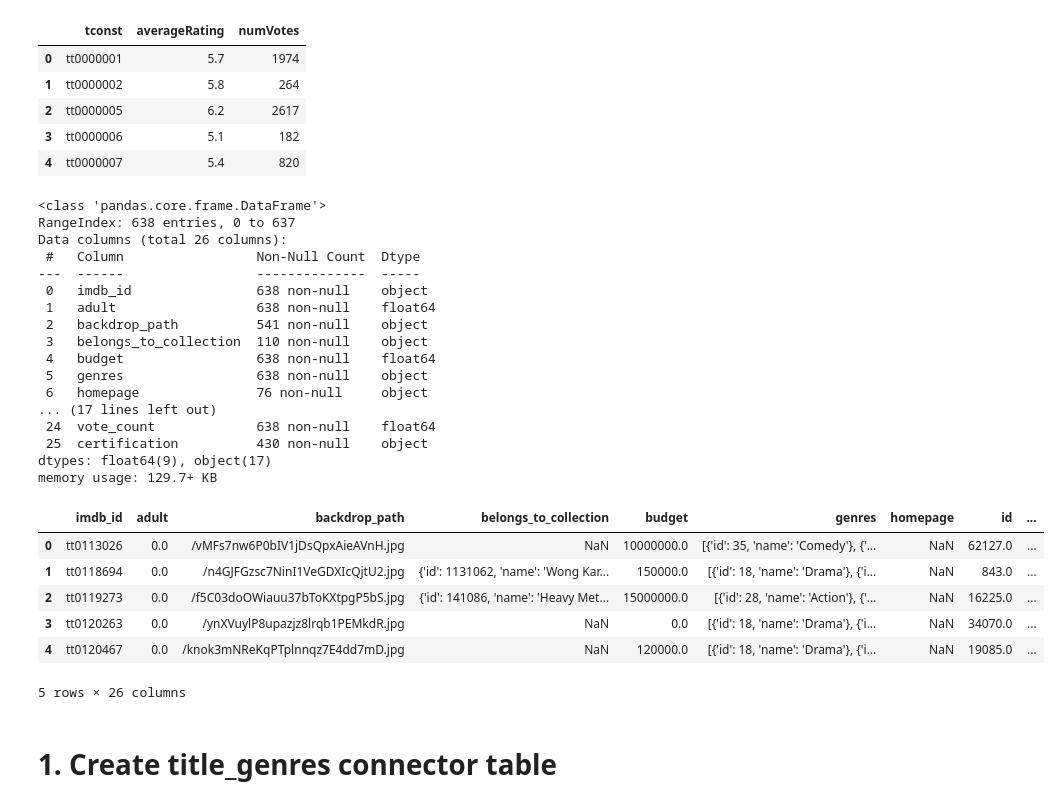
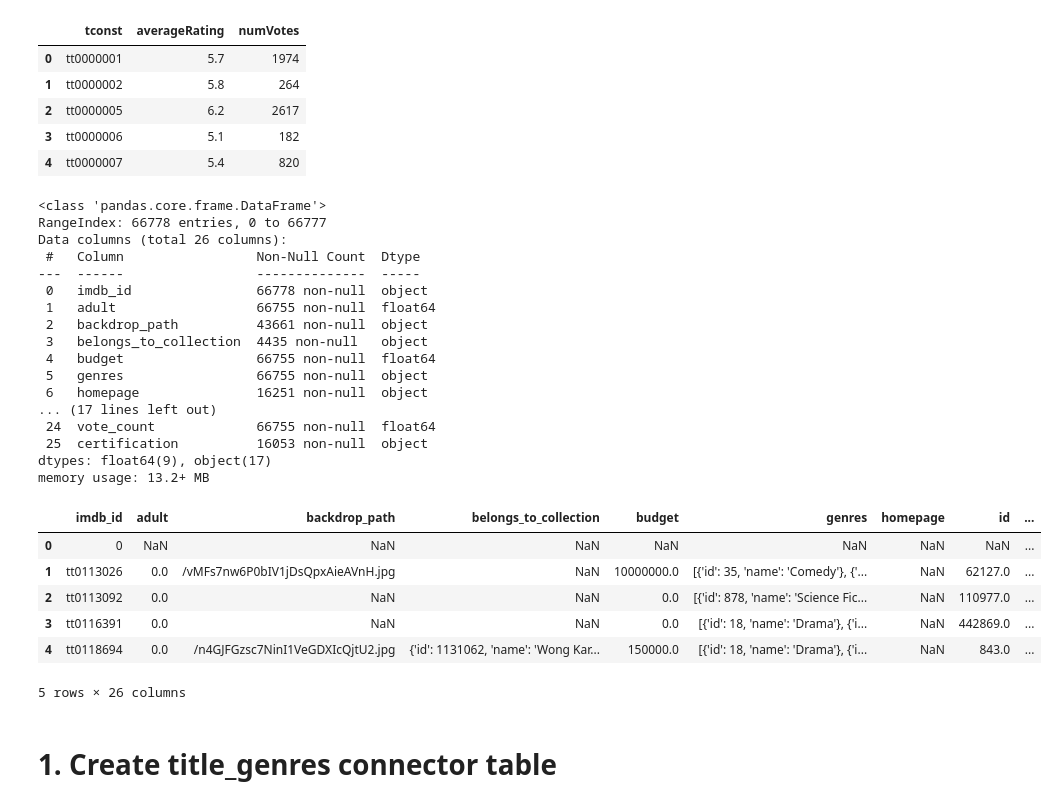
Before and after one commit to kellianneyang/movies-profitability-project, a Jupyter notebook: part3_mysql_database.ipynb, the cells around one changed output. Saved outputs shown, nothing was run; the diff lists cells and outputs as text; code cells hidden in the pictures.

Commit message:
update all years data

```diff
--- a/part3_mysql_database.ipynb
+++ b/part3_mysql_database.ipynb
@@ -99,35 +100,35 @@ memory usage: 11.4+ MB
 | 4 | tt0000007 | 5.4 | 820 |
 # %%
 # import tmdb data
-tmdb_data = pd.read_csv("Data/tmdb_results_combined.csv.gz")
+tmdb_data = pd.read_csv("Data/tmdb_results_2000_to_2022.csv.gz")
 
 # check
 tmdb_data.info()
 tmdb_data.head()
 # %% [output]
 <class 'pandas.core.frame.DataFrame'>
-RangeIndex: 638 entries, 0 to 637
+RangeIndex: 66778 entries, 0 to 66777
 Data columns (total 26 columns):
  #   Column                 Non-Null Count  Dtype
 ---  ------                 --------------  -----
- 0   imdb_id                638 non-null    object
- 1   adult                  638 non-null    float64
- 2   backdrop_path          541 non-null    object
- 3   belongs_to_collection  110 non-null    object
- 4   budget                 638 non-null    float64
- 5   genres                 638 non-null    object
- 6   homepage               76 non-null     object
+ 0   imdb_id                66778 non-null  object
+ 1   adult                  66755 non-null  float64
+ 2   backdrop_path          43661 non-null  object
+ 3   belongs_to_collection  4435 non-null   object
+ 4   budget                 66755 non-null  float64
+ 5   genres                 66755 non-null  object
+ 6   homepage               16251 non-null  object
 ... (17 lines left out)
- 24  vote_count             638 non-null    float64
- 25  certification          430 non-null    object
+ 24  vote_count             66755 non-null  float64
+ 25  certification          16053 non-null  object
 dtypes: float64(9), object(17)
-memory usage: 129.7+ KB
+memory usage: 13.2+ MB
 |  | imdb_id | adult | backdrop_path | belongs_to_collection | budget | genres | homepage | id | ... |
-| 0 | tt0113026 | 0.0 | /vMFs7nw6P0bIV1jDsQpxAieAVnH.jpg | NaN | 10000000.0 | [{'id': 35, 'name': 'Comedy'}, {'... | NaN | 62127.0 | ... |
-| 1 | tt0118694 | 0.0 | /n4GJFGzsc7NinI1VeGDXIcQjtU2.jpg | {'id': 1131062, 'name': 'Wong Kar... | 150000.0 | [{'id': 18, 'name': 'Drama'}, {'i... | NaN | 843.0 | ... |
-| 2 | tt0119273 | 0.0 | /f5C03doOWiauu37bToKXtpgP5bS.jpg | {'id': 141086, 'name': 'Heavy Met... | 15000000.0 | [{'id': 28, 'name': 'Action'}, {'... | NaN | 16225.0 | ... |
-| 3 | tt0120263 | 0.0 | /ynXVuylP8upazjz8lrqb1PEMkdR.jpg | NaN | 0.0 | [{'id': 18, 'name': 'Drama'}, {'i... | NaN | 34070.0 | ... |
-| 4 | tt0120467 | 0.0 | /knok3mNReKqPTplnnqz7E4dd7mD.jpg | NaN | 120000.0 | [{'id': 18, 'name': 'Drama'}, {'i... | NaN | 19085.0 | ... |
+| 0 | 0 | NaN | NaN | NaN | NaN | NaN | NaN | NaN | ... |
+| 1 | tt0113026 | 0.0 | /vMFs7nw6P0bIV1jDsQpxAieAVnH.jpg | NaN | 10000000.0 | [{'id': 35, 'name': 'Comedy'}, {'... | NaN | 62127.0 | ... |
+| 2 | tt0113092 | 0.0 | NaN | NaN | 0.0 | [{'id': 878, 'name': 'Science Fic... | NaN | 110977.0 | ... |
+| 3 | tt0116391 | 0.0 | NaN | NaN | 0.0 | [{'id': 18, 'name': 'Drama'}, {'i... | NaN | 442869.0 | ... |
+| 4 | tt0118694 | 0.0 | /n4GJFGzsc7NinI1VeGDXIcQjtU2.jpg | {'id': 1131062, 'name': 'Wong Kar... | 150000.0 | [{'id': 18, 'name': 'Drama'}, {'i... | NaN | 843.0 | ... |
 5 rows × 26 columns
 # %% [markdown]
 # 1. Create title_genres connector table
```
Also changed, not shown: parts of 6 cells of this notebook, 52 other files.
